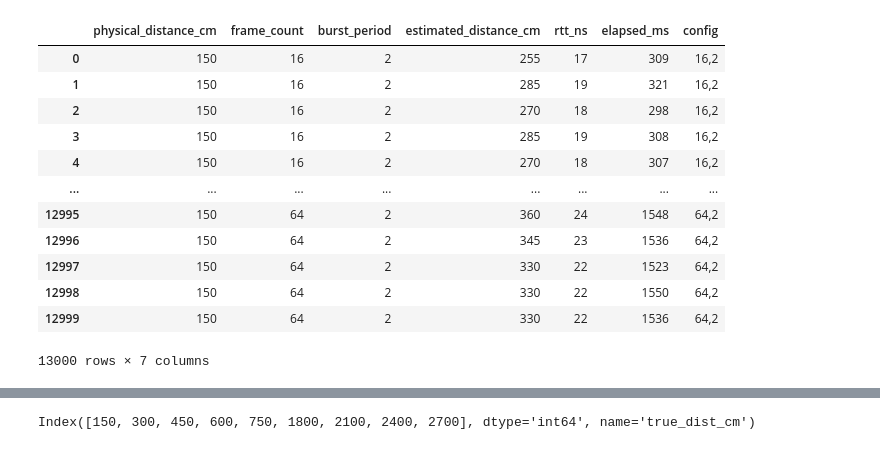
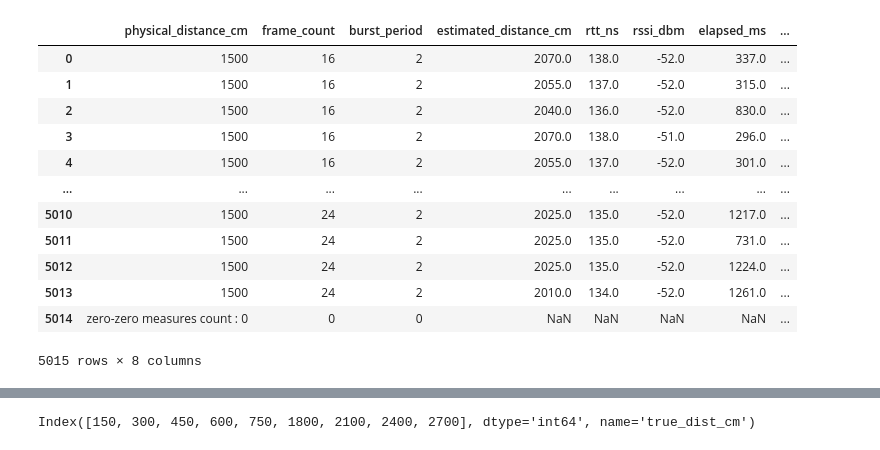
Before and after one commit to cbicari/ftm_data_graphs, a Jupyter notebook: data_analysis_puara_ftm.ipynb, the cells around one changed output, grey strips where cells are left out. Drawn from its saved outputs; the diff is of its cells as text; code cells hidden in the pictures.

```diff
--- a/data_analysis_puara_ftm.ipynb
+++ b/data_analysis_puara_ftm.ipynb
@@ -8,12 +6,15 @@ csv_data = pd.read_csv('C:/Users/sat-m/Downloads/prospect_factors.csv')
 # %%
-# Load both CSV files
-df_150 = pd.read_csv('C:/Users/sat-m/OneDrive/Desktop/ftm_data_graphs-main/data/ftm_data_150cm.csv', comment='#')
-df_300 = pd.read_csv('C:/Users/sat-m/OneDrive/Desktop/ftm_data_graphs-main/data/ftm_data_300cm.csv', comment='#')
-df_450 = pd.read_csv('C:/Users/sat-m/OneDrive/Desktop/ftm_data_graphs-main/data/ftm_data_450cm.csv', comment='#')
-df_600 = pd.read_csv('C:/Users/sat-m/OneDrive/Desktop/ftm_data_graphs-main/data/ftm_data_600cm.csv', comment='#')
-df_750 = pd.read_csv('C:/Users/sat-m/OneDrive/Desktop/ftm_data_graphs-main/data/ftm_data_750cm.csv', comment='#')
-df_1800 = pd.read_csv('C:/Users/sat-m/OneDrive/Desktop/ftm_data_graphs-main/data/ftm_data_espaceSAT_measuresUnder1sec_1800cm.csv', comment='#')
-df_2100 = pd.read_csv('C:/Users/sat-m/OneDrive/Desktop/ftm_data_graphs-main/data/ftm_data_espaceSAT_measuresUnder1sec_2100cm.csv', comment='#')
-df_2400 = pd.read_csv('C:/Users/sat-m/OneDrive/Desktop/ftm_data_graphs-main/data/ftm_data_espaceSAT_measuresUnder1sec_2400cm.csv', comment='#')
-df_2700 = pd.read_csv('C:/Users/sat-m/OneDrive/Desktop/ftm_data_graphs-main/data/ftm_data_espaceSAT_measuresUnder1sec_2700cm.csv', comment='#')
+# Load CSV files
+df_300 = pd.read_csv('data/espaceSAT/allPositions_wRSSI/FTM_DataTest_EspaceSAT_40MHz_wRSSI_300cm.csv', comment='#')
+df_600 = pd.read_csv('data/espaceSAT/allPositions_wRSSI/FTM_DataTest_EspaceSAT_40MHz_wRSSI_600cm.csv', comment='#')
+df_900 = pd.read_csv('data/espaceSAT/allPositions_wRSSI/FTM_DataTest_EspaceSAT_40MHz_wRSSI_900cm.csv', comment='#')
+df_1200 = pd.read_csv('data/espaceSAT/allPositions_wRSSI/FTM_DataTest_EspaceSAT_40MHz_wRSSI_1200cm.csv', comment='#')
+df_1500 = pd.read_csv('data/espaceSAT/allPositions_wRSSI/FTM_DataTest_EspaceSAT_40MHz_wRSSI_1500cm.csv', comment='#')
+df_1800 = pd.read_csv('data/espaceSAT/allPositions_wRSSI/FTM_DataTest_EspaceSAT_40MHz_wRSSI_1800cm.csv', comment='#')
+df_2100 = pd.read_csv('data/espaceSAT/allPositions_wRSSI/FTM_DataTest_EspaceSAT_40MHz_wRSSI_2100cm.csv', comment='#')
+df_2400 = pd.read_csv('data/espaceSAT/allPositions_wRSSI/FTM_DataTest_EspaceSAT_40MHz_wRSSI_2400cm.csv', comment='#')
+df_2700 = pd.read_csv('data/espaceSAT/allPositions_wRSSI/FTM_DataTest_EspaceSAT_40MHz_wRSSI_2700cm.csv', comment='#')
+df_3000 = pd.read_csv('data/espaceSAT/allPositions_wRSSI/FTM_DataTest_EspaceSAT_40MHz_wRSSI_3000cm.csv', comment='#')
+df_3300 = pd.read_csv('data/espaceSAT/allPositions_wRSSI/FTM_DataTest_EspaceSAT_40MHz_wRSSI_3300cm.csv', comment='#')
+df_3600 = pd.read_csv('data/espaceSAT/allPositions_wRSSI/FTM_DataTest_EspaceSAT_40MHz_wRSSI_3600cm.csv', comment='#')
 # %%
@@ -70,18 +31,18 @@ df_1800
 # %%
-df_150
+df_1500
 # %% [output]
-|  | physical_distance_cm | frame_count | burst_period | estimated_distance_cm | rtt_ns | elapsed_ms | config |
-| 0 | 150 | 16 | 2 | 255 | 17 | 309 | 16,2 |
-| 1 | 150 | 16 | 2 | 285 | 19 | 321 | 16,2 |
-| 2 | 150 | 16 | 2 | 270 | 18 | 298 | 16,2 |
-| 3 | 150 | 16 | 2 | 285 | 19 | 308 | 16,2 |
-| 4 | 150 | 16 | 2 | 270 | 18 | 307 | 16,2 |
-| ... | ... | ... | ... | ... | ... | ... | ... |
-| 12995 | 150 | 64 | 2 | 360 | 24 | 1548 | 64,2 |
-| 12996 | 150 | 64 | 2 | 345 | 23 | 1536 | 64,2 |
-| 12997 | 150 | 64 | 2 | 330 | 22 | 1523 | 64,2 |
-| 12998 | 150 | 64 | 2 | 330 | 22 | 1550 | 64,2 |
-| 12999 | 150 | 64 | 2 | 330 | 22 | 1536 | 64,2 |
+|  | physical_distance_cm | frame_count | burst_period | estimated_distance_cm | rtt_ns | rssi_dbm | elapsed_ms | ... |
+| 0 | 1500 | 16 | 2 | 2070.0 | 138.0 | -52.0 | 337.0 | ... |
+| 1 | 1500 | 16 | 2 | 2055.0 | 137.0 | -52.0 | 315.0 | ... |
+| 2 | 1500 | 16 | 2 | 2040.0 | 136.0 | -52.0 | 830.0 | ... |
+| 3 | 1500 | 16 | 2 | 2070.0 | 138.0 | -51.0 | 296.0 | ... |
+| 4 | 1500 | 16 | 2 | 2055.0 | 137.0 | -52.0 | 301.0 | ... |
+| ... | ... | ... | ... | ... | ... | ... | ... | ... |
+| 5010 | 1500 | 24 | 2 | 2025.0 | 135.0 | -52.0 | 1217.0 | ... |
+| 5011 | 1500 | 24 | 2 | 2025.0 | 135.0 | -52.0 | 731.0 | ... |
+| 5012 | 1500 | 24 | 2 | 2025.0 | 135.0 | -52.0 | 1224.0 | ... |
+| 5013 | 1500 | 24 | 2 | 2010.0 | 134.0 | -52.0 | 1261.0 | ... |
+| 5014 | zero-zero measures count : 0 | 0 | 0 | NaN | NaN | NaN | NaN | ... |
-13000 rows × 7 columns
+5015 rows × 8 columns
 # %%
 # compute mean + std dev per measurement
```
Also changed, not shown: parts of 7 cells of this notebook, 2 other files.
